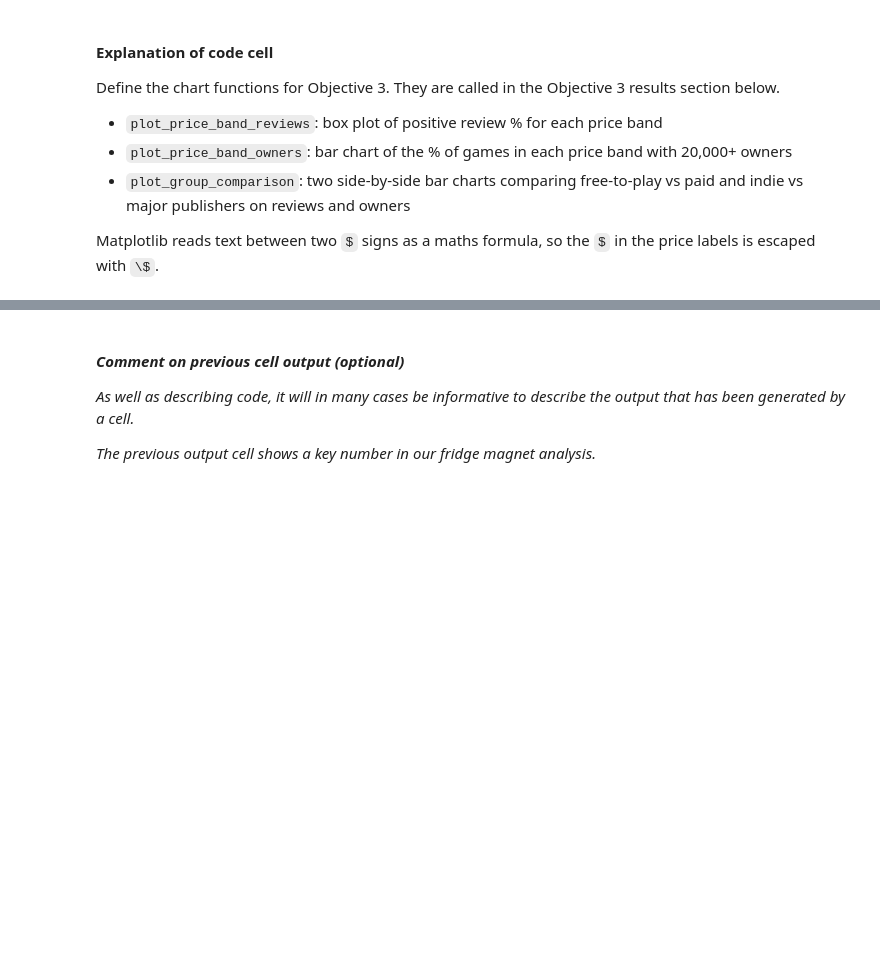
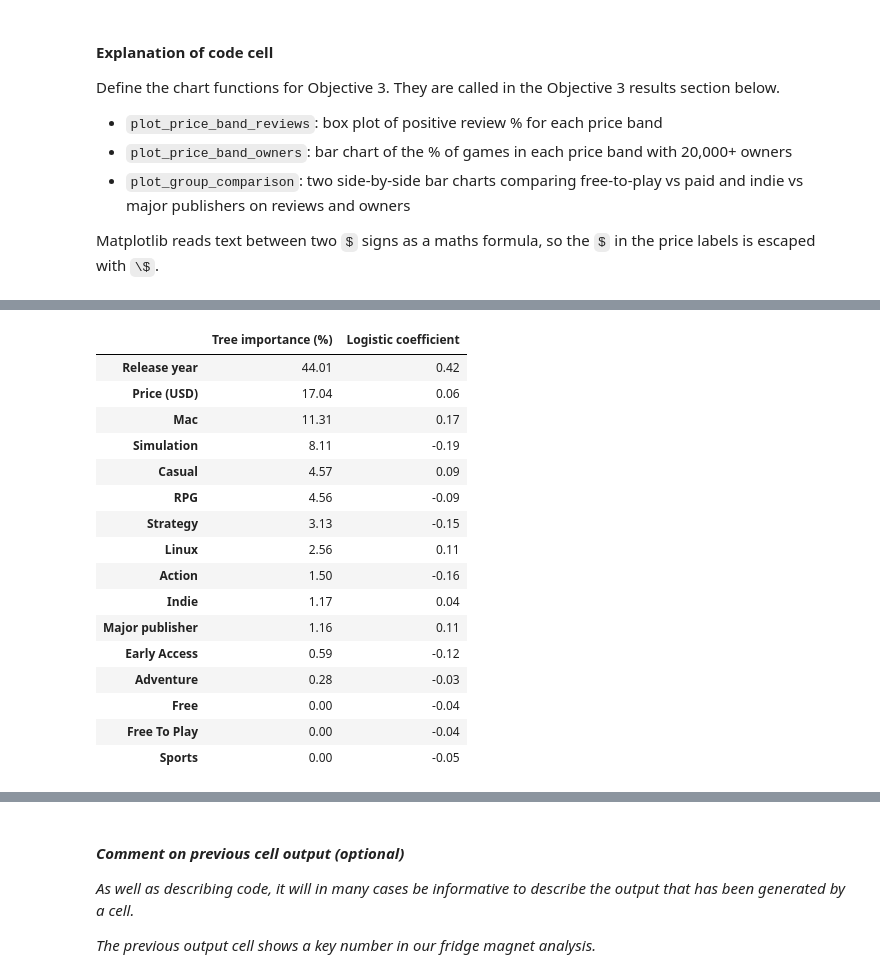
Before and after one commit to Ezekieloll/Level-Up-What-Makes-a-Game-Succeed-on-Steam-, a Jupyter notebook: group_project.ipynb, the cells around one changed output, grey strips where cells are left out. Cells and saved outputs as stored; diff of their text form; code cells hidden in the pictures; blank space fills up the shorter version.

```diff
--- a/group_project.ipynb
+++ b/group_project.ipynb
@@ -684,0 +785,27 @@ def plot_group_comparison(free_paid_table, publisher_table):
+# %%
+tree = MODELS["Decision tree"]
+logistic = MODELS["Logistic regression"][-1]          # the model step of the pipeline
+
+importance_table = pd.DataFrame({
+    "Tree importance (%)": tree.feature_importances_ * 100,
+    "Logistic coefficient": logistic.coef_[0],
+}, index=features.columns).round(2).sort_values("Tree importance (%)", ascending=False)
+importance_table
+# %% [output]
+|  | Tree importance (%) | Logistic coefficient |
+| Release year | 44.01 | 0.42 |
+| Price (USD) | 17.04 | 0.06 |
+| Mac | 11.31 | 0.17 |
+| Simulation | 8.11 | -0.19 |
+| Casual | 4.57 | 0.09 |
+| RPG | 4.56 | -0.09 |
+| Strategy | 3.13 | -0.15 |
+| Linux | 2.56 | 0.11 |
+| Action | 1.50 | -0.16 |
+| Indie | 1.17 | 0.04 |
+| Major publisher | 1.16 | 0.11 |
+| Early Access | 0.59 | -0.12 |
+| Adventure | 0.28 | -0.03 |
+| Free | 0.00 | -0.04 |
+| Free To Play | 0.00 | -0.04 |
+| Sports | 0.00 | -0.05 |
```
Also changed, not shown: parts of 18 cells of this notebook.
